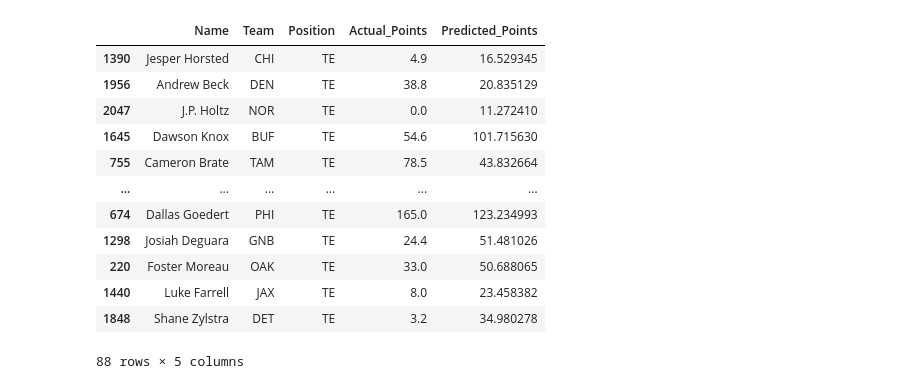
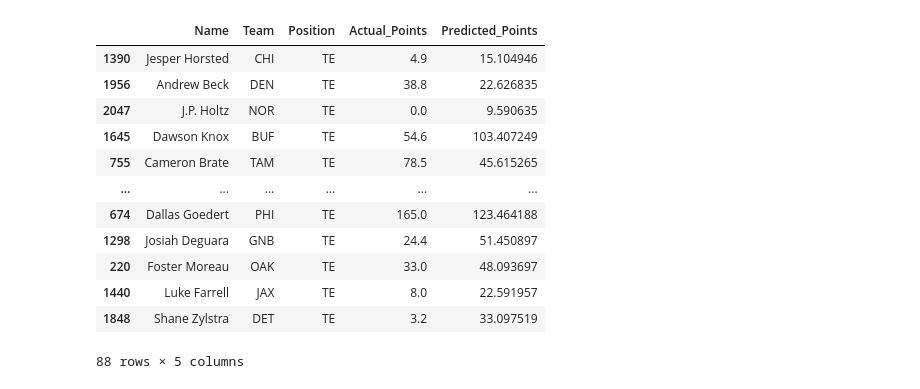
Before and after one commit to TrevBunch/DS-340W-Project, a Jupyter notebook: ModelCode.ipynb, the cells around one changed output. Saved outputs shown, nothing was run; the diff lists cells and outputs as text; code cells hidden in the pictures.

```diff
--- a/ModelCode.ipynb
+++ b/ModelCode.ipynb
@@ -32,7 +32,7 @@ fantasy_data = fantasy_data[fantasy_data["Next_Season"] != 2024]
 target_col = "Fantasy_PPR_NextYear"
 dropped_cols = {target_col, "Unnamed: 0", "Name", "Team", "Position", "Team_NextYear"}
 
-QB_data = fantasy_data[(fantasy_data["Position"] == "QB") & (fantasy_data["Games"] > 5) & (fantasy_data[target_col] > 100.0)].drop(columns = dropped_cols)
+QB_data = fantasy_data[fantasy_data["Position"] == "QB"] .drop(columns = dropped_cols)
 RB_data = fantasy_data[fantasy_data["Position"] == "RB"].drop(columns = dropped_cols)
 WR_data = fantasy_data[fantasy_data["Position"] == "WR"].drop(columns = dropped_cols)
 TE_data = fantasy_data[fantasy_data["Position"] == "TE"].drop(columns = dropped_cols)
@@ -61,27 +61,27 @@ X_train_TE, X_test_TE, y_train_TE, y_test_TE = train_test_split(TE_data, TE_y, t
 
 model_pipeline = {
     "Random Forest": (
-        RandomForestRegressor(random_state = 42, n_jobs = 1),
+        RandomForestRegressor(n_jobs = 1, random_state = 4),
         {
-            "model__n_estimators": [300, 400],
-            "model__max_depth": [10, 20],
-            "model__min_samples_split": [2, 5],
+            "model__n_estimators": [200, 350, 500],
+            "model__max_depth": [5, 10, 20],
+            "model__min_samples_split": [2, 5, 10],
         },
     ),
 
     "Lasso": (
-       Lasso(max_iter = 50000, random_state = 42),
+       Lasso(max_iter = 50000, random_state = 4),
         {
             "model__alpha": [.01, .1, 1, 10]
         },
     ),
 
     "Neural Network": (
-        MLPRegressor(max_iter = 4000, early_stopping = True, random_state = 42),
+        MLPRegressor(max_iter = 4000, early_stopping = True, random_state = 4),
         {
-            "model__hidden_layer_sizes": [(64, ), (128, ), (64, 32)],
-            "model__alpha": [.0001, .001],
-            "model__learning_rate_init": [.001, .01],
+            "model__hidden_layer_sizes": [(64, ), (128, ), (64, 32), (128, 64)],
+            "model__alpha": [.0001, .001, .01],
+            "model__learning_rate_init": [.001, .01, .1],
         },
     ),
     "Support Vector Regression": (
@@ -93,13 +93,13 @@ model_pipeline = {
         },
     ),
     "XGBoost": (
-        XGBRegressor(random_state = 42, n_jobs = -1, tree_method = "hist", n_estimators = 300, objective = "reg:squarederror"),
+        XGBRegressor(n_jobs = -1, tree_method = "hist", n_estimators = 300, objective = "reg:squarederror", random_state = 4),
         {
-            "model__n_estimators": [300, 500],
+            "model__n_estimators": [200, 350, 500],
             "model__max_depth": [3, 5, 7],
-            "model__learning_rate": [.01, 1],
-            "model__subsample": [.8, 1],
-            "model__colsample_bytree": [.8 ,1]
+            "model__learning_rate": [.001, .01, .1],
+            "model__subsample": [.5, .8, 1],
+            "model__colsample_bytree": [.5, .8, 1]
         },
     ),
 }
@@ -393,33 +404,36 @@ TE_results_df
 # %%
 #TE predictions
 
 best_model = grid.best_estimator_
 
 best_features, test_rmse = backward_feature_elimination(best_model, X_train_TE, y_train_TE, X_test_TE, y_test_TE)
 
 best_model.fit(X_train_TE[best_features], y_train_TE)
 
 y_pred_TE = best_model.predict(X_test_TE[best_features])
 
 
 TE_test_results = pd.DataFrame({
     "Actual_Points": y_test_TE,
     "Predicted_Points": y_pred_TE
 }, index = X_test_TE.index)
 
+TE_best_model = best_model
+TE_best_features = best_features
+
 TE_test_results = fantasy_data.loc[TE_test_results.index, ["Name", "Team", "Position"]].join(TE_test_results)
 TE_test_results
 # %% [output]
 |  | Name | Team | Position | Actual_Points | Predicted_Points |
-| 1390 | Jesper Horsted | CHI | TE | 4.9 | 16.529345 |
-| 1956 | Andrew Beck | DEN | TE | 38.8 | 20.835129 |
-| 2047 | J.P. Holtz | NOR | TE | 0.0 | 11.272410 |
-| 1645 | Dawson Knox | BUF | TE | 54.6 | 101.715630 |
-| 755 | Cameron Brate | TAM | TE | 78.5 | 43.832664 |
+| 1390 | Jesper Horsted | CHI | TE | 4.9 | 15.104946 |
+| 1956 | Andrew Beck | DEN | TE | 38.8 | 22.626835 |
+| 2047 | J.P. Holtz | NOR | TE | 0.0 | 9.590635 |
+| 1645 | Dawson Knox | BUF | TE | 54.6 | 103.407249 |
+| 755 | Cameron Brate | TAM | TE | 78.5 | 45.615265 |
 | ... | ... | ... | ... | ... | ... |
-| 674 | Dallas Goedert | PHI | TE | 165.0 | 123.234993 |
-| 1298 | Josiah Deguara | GNB | TE | 24.4 | 51.481026 |
-| 220 | Foster Moreau | OAK | TE | 33.0 | 50.688065 |
-| 1440 | Luke Farrell | JAX | TE | 8.0 | 23.458382 |
-| 1848 | Shane Zylstra | DET | TE | 3.2 | 34.980278 |
+| 674 | Dallas Goedert | PHI | TE | 165.0 | 123.464188 |
+| 1298 | Josiah Deguara | GNB | TE | 24.4 | 51.450897 |
+| 220 | Foster Moreau | OAK | TE | 33.0 | 48.093697 |
+| 1440 | Luke Farrell | JAX | TE | 8.0 | 22.591957 |
+| 1848 | Shane Zylstra | DET | TE | 3.2 | 33.097519 |
 88 rows × 5 columns
```
Also changed, not shown: parts of 14 cells of this notebook.
